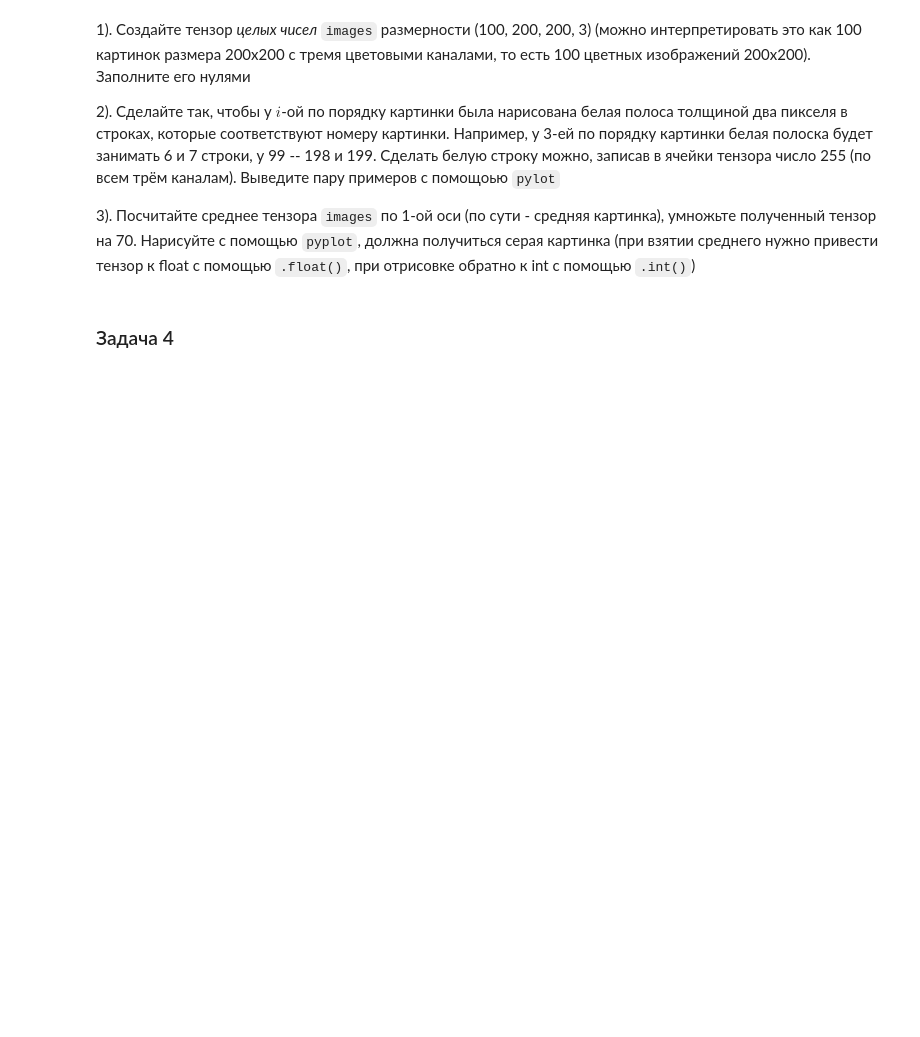
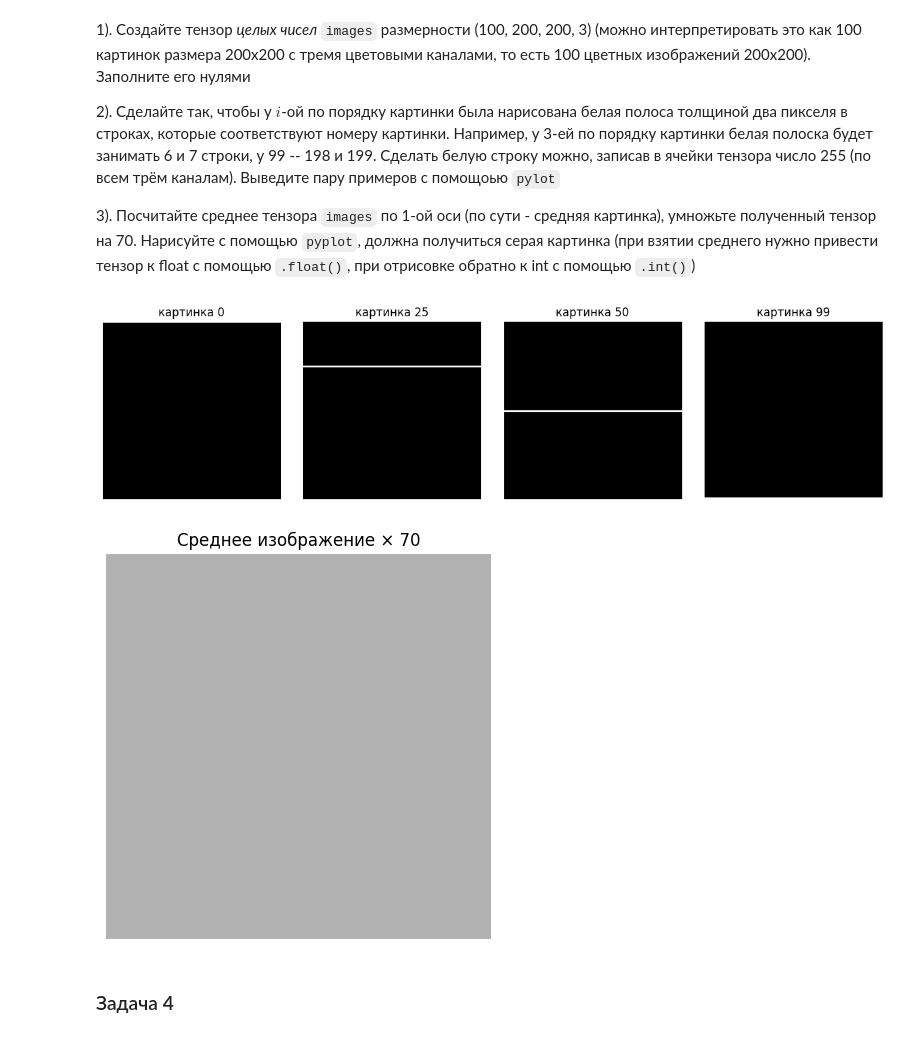
Before and after one commit to C4erries/DeepLerningLabs, a Jupyter notebook: lab4/Lab4 pytorch.ipynb, the cells around one changed output. Drawn from its saved outputs; the diff is of its cells as text; code cells hidden in the pictures; blank space fills up the shorter version.

```diff
--- a/lab4/Lab4 pytorch.ipynb
+++ b/lab4/Lab4 pytorch.ipynb
@@ -41,3 +64,32 @@ import matplotlib.pyplot as plt
+# %%
+# 1) Тензор целых чисел (100, 200, 200, 3), заполнен нулями
+N, H, W, C = 100, 200, 200, 3
+images = torch.zeros((N, H, W, C), dtype=torch.int32)
+
+# 2) У i-ой картинки белая полоса толщиной 2 пикселя в строках 2i и 2i+1
+for i in range(N):
+    images[i, 2 * i:2 * i + 2, :, :] = 255
+
+# Покажем несколько примеров
+fig, axes = plt.subplots(1, 4, figsize=(12, 3))
+for ax, idx in zip(axes, [0, 25, 50, 99]):
+    ax.imshow(images[idx].numpy())
+    ax.set_title(f'картинка {idx}')
+    ax.axis('off')
+plt.tight_layout()
+plt.show()
+
+# 3) Среднее по 0-й оси (средняя картинка), умножаем на 70
+mean_image = (images.float().mean(dim=0) * 70).int()
+
+plt.figure(figsize=(5, 5))
+plt.imshow(mean_image.numpy())
+plt.title('Среднее изображение × 70')
+plt.axis('off')
+plt.show()
+# %% [output]
+[figure, added]
+[figure, added]
 # %% [markdown]
 ### Задача 4
 # %% [markdown]
```
Also changed, not shown: parts of 8 cells of this notebook, 1 other file.
